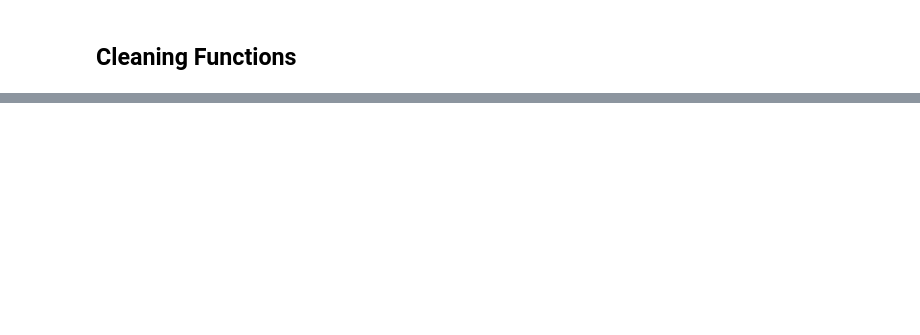
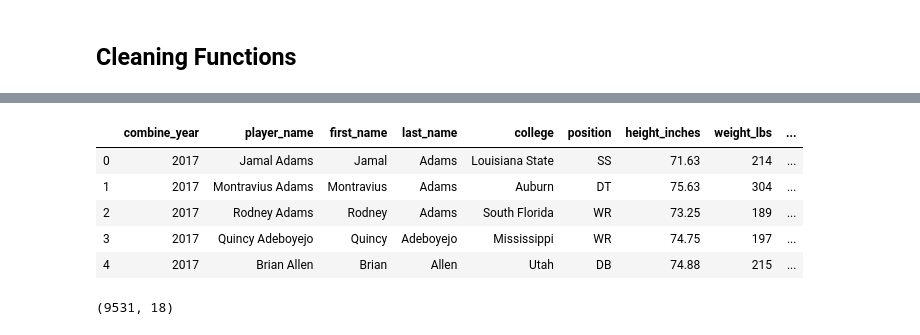
Before and after one commit to michaelpallante/nfl_combine_classification_modeling, a Jupyter notebook: notebooks/nfl_combine_data_cleaning.ipynb, the cells around one changed output, grey strips where cells are left out. Drawn from its saved outputs; the diff is of its cells as text; code cells hidden in the pictures; blank space fills up the shorter version.

```diff
--- a/notebooks/nfl_combine_data_cleaning.ipynb
+++ b/notebooks/nfl_combine_data_cleaning.ipynb
@@ -113,0 +126,2 @@ dtype: int64
+# %%
+combine = pd.read_csv('../data/nfl_combine_data.csv')
@@ -135,0 +215,11 @@ drop_wonderlic()
+# %%
+# cols = combine
+merged_df = merged_df[['combine_year', 'player_name','first_name', 'last_name', 'college', 'position', 'height_inches',
+       'weight_lbs', 'hand_size_inches', 'arm_length_inches', '40_yard_dash',
+       'bench_press_reps', 'vertical_leap_inches', 'broad_jump_inches',
+       '3_cone_drill', '20_yard_shuttle', '60_yard_shuttle']]
+
+combine = combine[['combine_year', 'player_name','first_name', 'last_name', 'college', 'position', 'height_inches',
+       'weight_lbs', 'hand_size_inches', 'arm_length_inches', '40_yard_dash',
+       'bench_press_reps', 'vertical_leap_inches', 'broad_jump_inches',
+       '3_cone_drill', '20_yard_shuttle', '60_yard_shuttle']]
@@ -135,0 +229,10 @@ drop_wonderlic()
+# %%
+
+combine.head()
+# %% [output]
+|  | combine_year | player_name | first_name | last_name | college | position | height_inches | weight_lbs | ... |
+| 0 | 2017 | Jamal Adams | Jamal | Adams | Louisiana State | SS | 71.63 | 214 | ... |
+| 1 | 2017 | Montravius Adams | Montravius | Adams | Auburn | DT | 75.63 | 304 | ... |
+| 2 | 2017 | Rodney Adams | Rodney | Adams | South Florida | WR | 73.25 | 189 | ... |
+| 3 | 2017 | Quincy Adeboyejo | Quincy | Adeboyejo | Mississippi | WR | 74.75 | 197 | ... |
+| 4 | 2017 | Brian Allen | Brian | Allen | Utah | DB | 74.88 | 215 | ... |
@@ -135,0 +244,5 @@ drop_wonderlic()
+# %%
+combine.reset_index(inplace=True)
+combine.shape
+# %% [output]
+(9531, 18)
```
Also changed, not shown: parts of 28 cells of this notebook.
